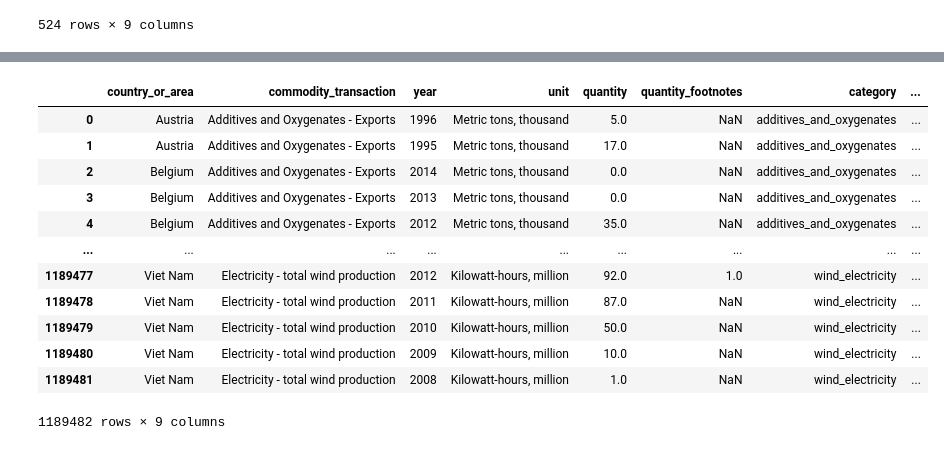
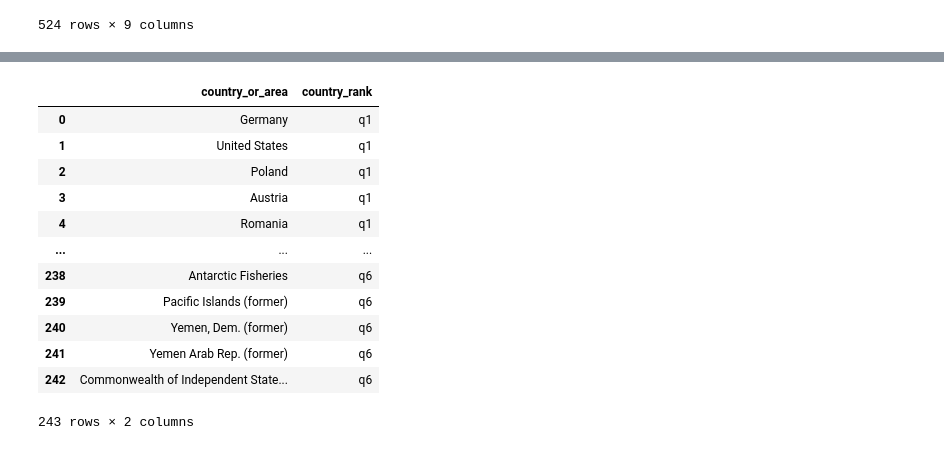
Before and after one commit to See-You-Data/UNInternationalEnergyData, a Jupyter notebook: introductory_analysis.ipynb, the cells around one changed output, grey strips where cells are left out. Cells and saved outputs as stored; diff of their text form; code cells hidden in the pictures.

Commit message:
completed country quartile function now sitting in notebook

```diff
--- a/introductory_analysis.ipynb
+++ b/introductory_analysis.ipynb
@@ -364,24 +391,20 @@ df_europe_elec_total_wind
 # %%
-def data_quality_by_column(df_test,column_name):
-    df_working = df_test.copy()
-    df_working_sorted = df_working.value_counts(column_name).sort_values(ascending = False)
-    df_working_qcut = pd.qcut(q=6, x=df_working_sorted, labels=['q6','q5','q4','q3','q2','q1']).to_frame(name='country_rank').reset_index()
-    df_out = pd.merge(left=df_working, right=df_working_qcut, how='left', on='country_or_area')
-
-    return df_out
-
-data_quality_by_column(df,'country_or_area')
+df_working = df.copy()
+df_working_sorted = df_working.value_counts('country_or_area').sort_values(ascending = False)
+df_working_qcut = pd.qcut(q=6, x=df_working_sorted, labels=['q6','q5','q4','q3','q2','q1']).to_frame(name='country_rank').reset_index()
+df_out = pd.merge(left=df_working, right=df_working_qcut, how='left', on='country_or_area')
+df_working_qcut
 # %% [output]
-|  | country_or_area | commodity_transaction | year | unit | quantity | quantity_footnotes | category | ... |
-| 0 | Austria | Additives and Oxygenates - Exports | 1996 | Metric tons, thousand | 5.0 | NaN | additives_and_oxygenates | ... |
-| 1 | Austria | Additives and Oxygenates - Exports | 1995 | Metric tons, thousand | 17.0 | NaN | additives_and_oxygenates | ... |
-| 2 | Belgium | Additives and Oxygenates - Exports | 2014 | Metric tons, thousand | 0.0 | NaN | additives_and_oxygenates | ... |
-| 3 | Belgium | Additives and Oxygenates - Exports | 2013 | Metric tons, thousand | 0.0 | NaN | additives_and_oxygenates | ... |
-| 4 | Belgium | Additives and Oxygenates - Exports | 2012 | Metric tons, thousand | 35.0 | NaN | additives_and_oxygenates | ... |
-| ... | ... | ... | ... | ... | ... | ... | ... | ... |
-| 1189477 | Viet Nam | Electricity - total wind production | 2012 | Kilowatt-hours, million | 92.0 | 1.0 | wind_electricity | ... |
-| 1189478 | Viet Nam | Electricity - total wind production | 2011 | Kilowatt-hours, million | 87.0 | NaN | wind_electricity | ... |
-| 1189479 | Viet Nam | Electricity - total wind production | 2010 | Kilowatt-hours, million | 50.0 | NaN | wind_electricity | ... |
-| 1189480 | Viet Nam | Electricity - total wind production | 2009 | Kilowatt-hours, million | 10.0 | NaN | wind_electricity | ... |
-| 1189481 | Viet Nam | Electricity - total wind production | 2008 | Kilowatt-hours, million | 1.0 | NaN | wind_electricity | ... |
+|  | country_or_area | country_rank |
+| 0 | Germany | q1 |
+| 1 | United States | q1 |
+| 2 | Poland | q1 |
+| 3 | Austria | q1 |
+| 4 | Romania | q1 |
+| ... | ... | ... |
+| 238 | Antarctic Fisheries | q6 |
+| 239 | Pacific Islands (former) | q6 |
+| 240 | Yemen, Dem. (former) | q6 |
+| 241 | Yemen Arab Rep. (former) | q6 |
+| 242 | Commonwealth of Independent State... | q6 |
-1189482 rows × 9 columns
+243 rows × 2 columns
```
Also changed, not shown: parts of 6 cells of this notebook.
